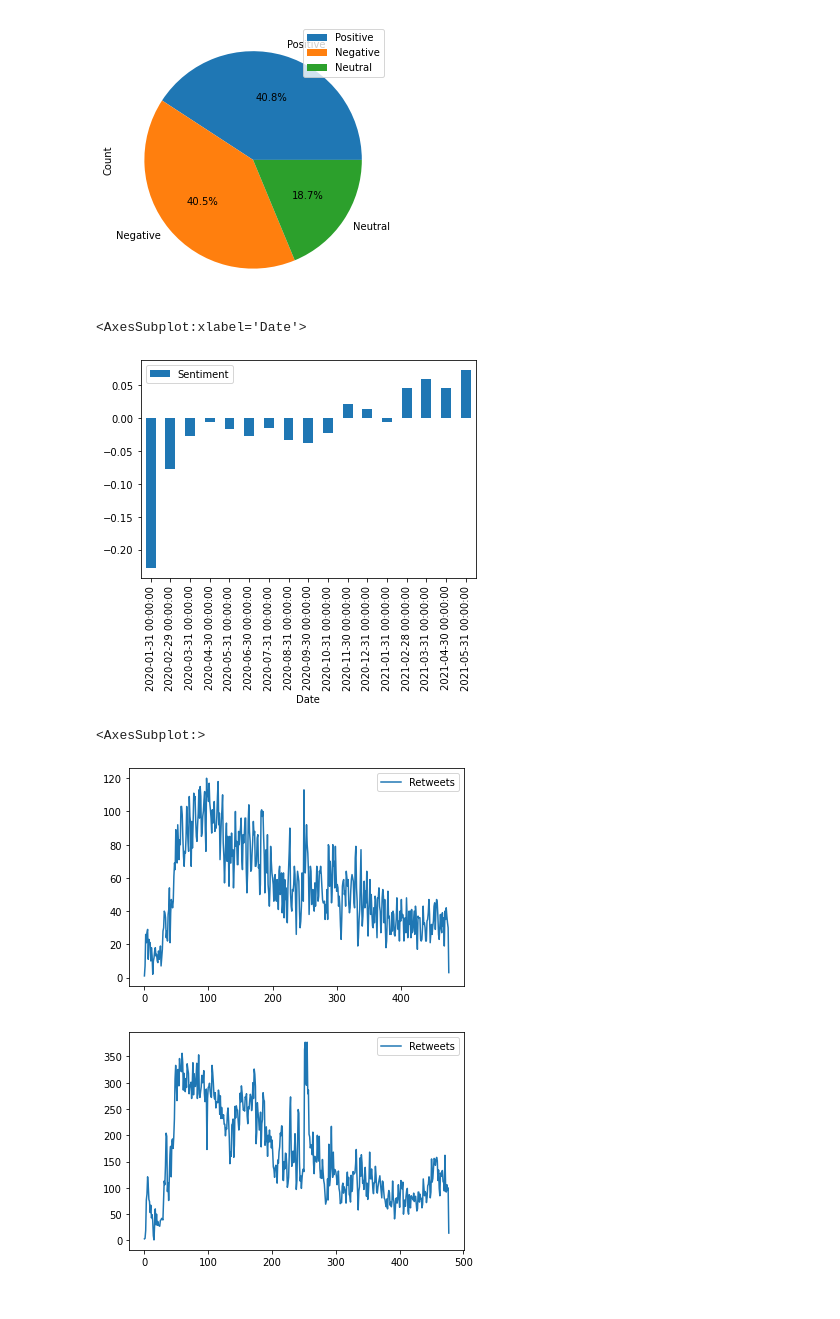
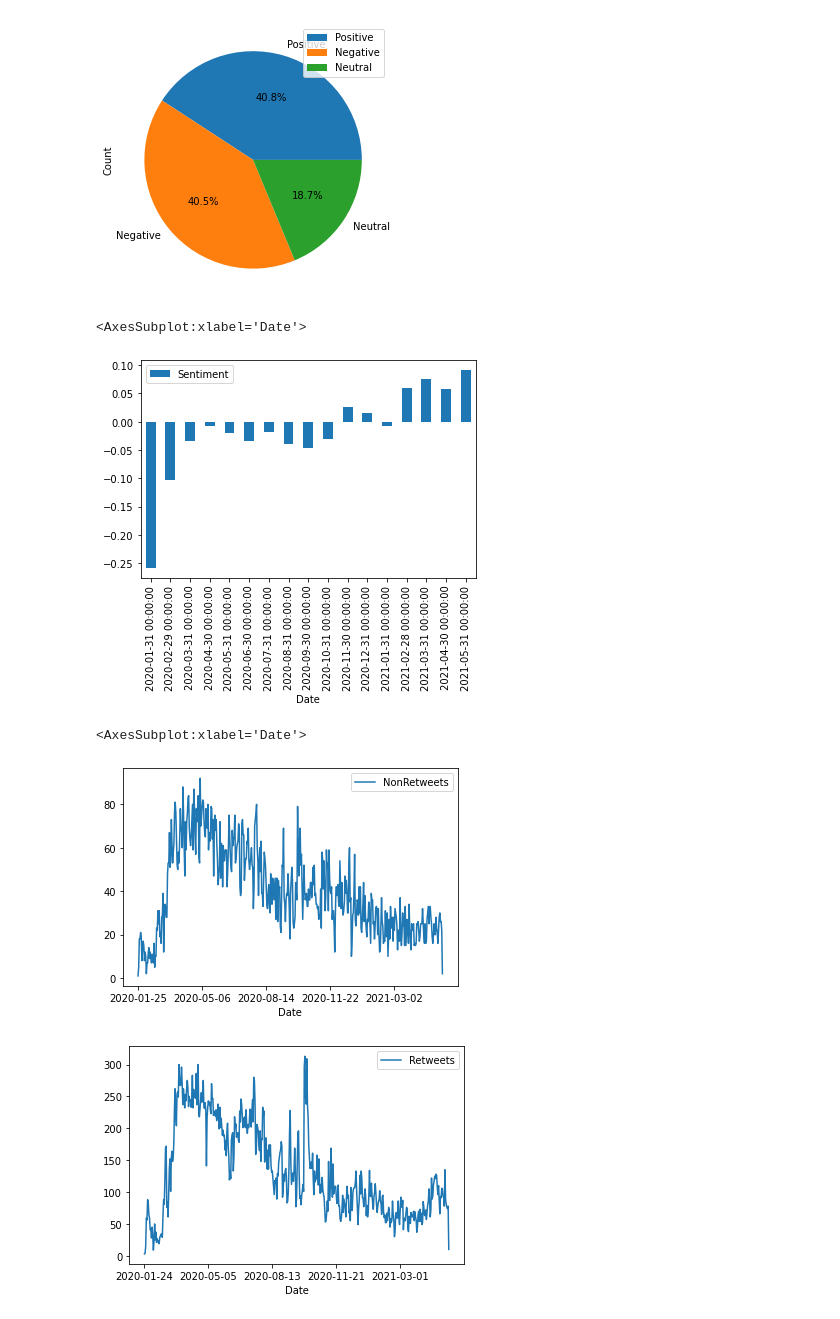
Before and after one commit to Buzzerage/SD_BigDataChallenge, a Jupyter notebook: notebook/queries.ipynb, the cells around one changed output. Saved outputs shown, nothing was run; the diff lists cells and outputs as text; code cells hidden in the pictures.

```diff
--- a/notebook/queries.ipynb
+++ b/notebook/queries.ipynb
@@ -57,7 +50,7 @@ retweetGraph.plot.pie(y='Count', figsize=(5, 5), autopct='%1.1f%%')
 [figure]
 # %%
 # Retweet sentiments per month
-retweetDf = fulldf[(fulldf['Retweet'] == True)]
+retweetDf = fulldf[(fulldf['Retweet'] == True) & fulldf['Sentiment'] != 0.0]
 monthSent = pd.concat([retweetDf['Date'], retweetDf['Sentiment']], axis=1, keys=['Date', 'Sentiment']).groupby(fulldf["Date"]).mean().reset_index()
 monthSent.set_index('Date', inplace=True)
 monthSent.index = pd.to_datetime(monthSent.index)
@@ -65,20 +58,22 @@ monthSent = monthSent.resample('1M').mean().reset_index()
 monthSent.plot(kind='bar',x='Date',y='Sentiment')
 # %% [output]
 <AxesSubplot:xlabel='Date'>
-[figure, old version]
+[figure, new version]
 # %%
-# tweets and retweets per day
-tweets = fulldf[(fulldf['Retweet'] == False)]
-tweets = pd.concat([tweets['Retweet']], axis=1, keys=['Retweets']).groupby(tweets["Date"]).count().reset_index()
-retweets = fulldf[(fulldf['Retweet'] == True)]
-retweets = pd.concat([retweets['Retweet']], axis=1, keys=['Retweets']).groupby(retweets["Date"]).count().reset_index()
+# tweets per day
+tweets = fulldf[(fulldf['Retweet'] == False) & fulldf['Sentiment'] != 0.0]
+tweets = pd.concat([tweets['Retweet']], axis=1, keys=['NonRetweets']).groupby(tweets["Date"]).count()
+
+# retweets per day
+retweets = fulldf[(fulldf['Retweet'] == True) & fulldf['Sentiment'] != 0.0]
+retweets = pd.concat([retweets['Retweet']], axis=1, keys=['Retweets']).groupby(retweets["Date"]).count()
 
 tweets.plot()
 retweets.plot()
 # %% [output]
-<AxesSubplot:>
+<AxesSubplot:xlabel='Date'>
-[figure, old version]
+[figure, new version]
-[figure, old version]
+[figure, new version]
 # %%
 # Sentimients in certain locations
 locationSentiments = pd.concat([fulldf['Sentiment'],fulldf['location']], axis=1, keys=['Sentiment', 'Location'])
```
Also changed, not shown: parts of 5 cells of this notebook.
